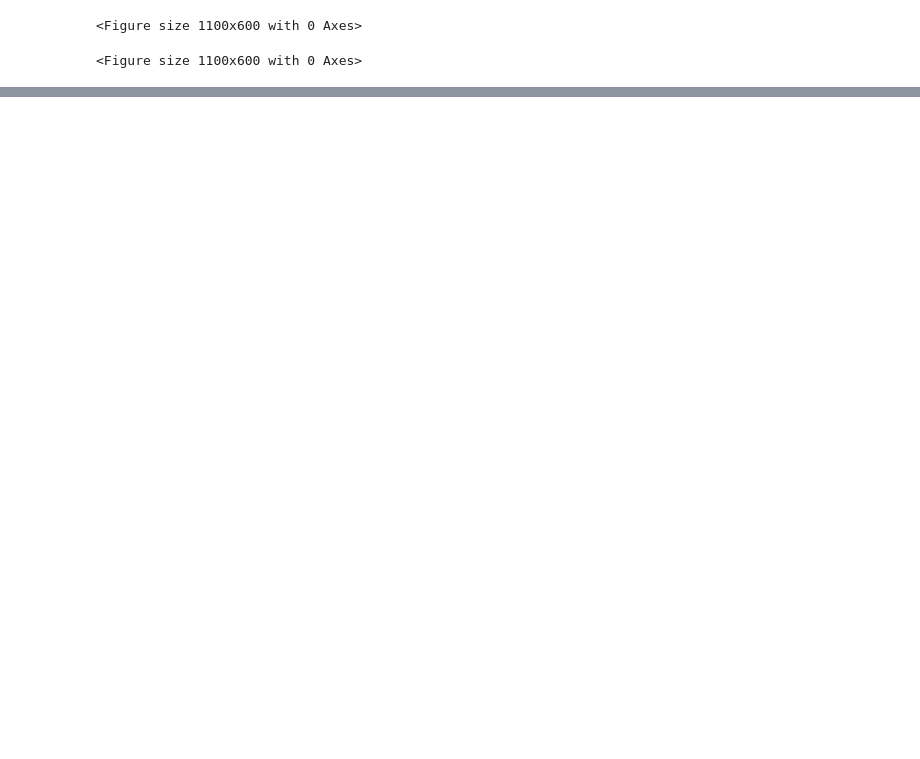
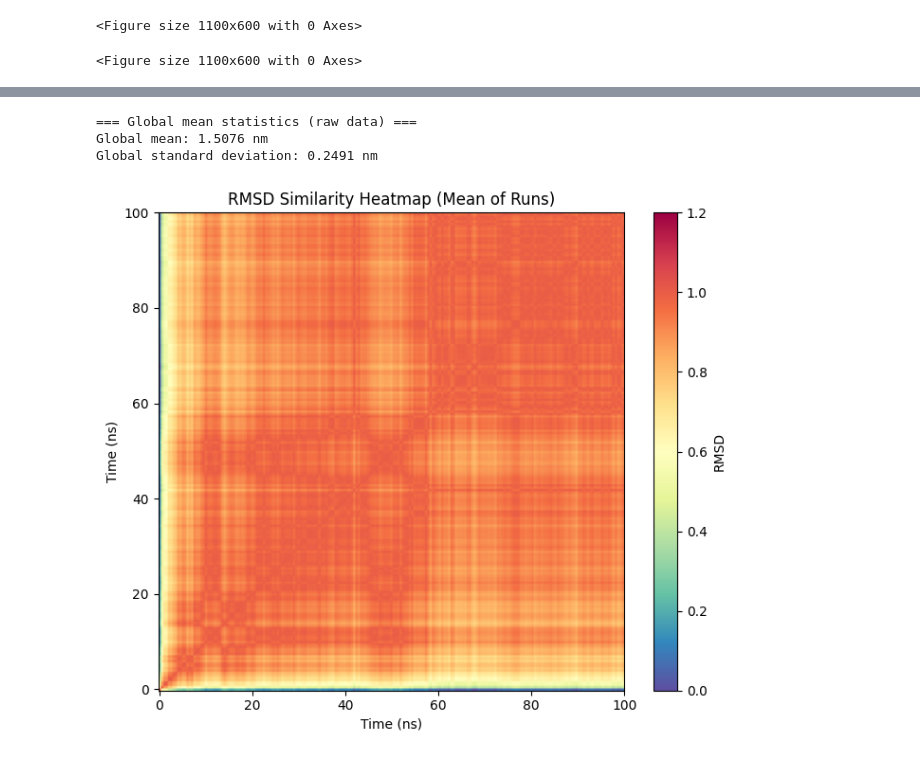
Before and after one commit to DrFrank25/Syndecan_4-Ag73, a Jupyter notebook: RMSD_Complex.ipynb, the cells around one changed output, grey strips where cells are left out. Drawn from its saved outputs; the diff is of its cells as text; code cells hidden in the pictures; blank space fills up the shorter version.

```diff
--- a/RMSD_Complex.ipynb
+++ b/RMSD_Complex.ipynb
@@ -46,6 +51,9 @@ plt.figure(figsize=FIGSIZE)
 # %% [output]
 <Figure size 1100x600 with 0 Axes>
 <Figure size 1100x600 with 0 Axes>
+# %%
+# Store interpolated runs for later statistics
+all_interp = []
 # %%
 # Loop over uploaded files
 for i, (name, content) in enumerate(uploaded.items()):
@@ -71,6 +79,7 @@ for i, (name, content) in enumerate(uploaded.items()):
     # Replace variables for the rest of the code
     time = common_time
     rmsd = rmsd_interp
+    all_interp.append(rmsd)
 
     # Mask for valid data
     mask_valid = np.isfinite(time) & np.isfinite(rmsd) & (time >= 0) & (rmsd >= 0)
@@ -131,9 +140,9 @@ for i, (name, content) in enumerate(uploaded.items()):
 
     # Tick range
     plt.xlim(-1, 101)  # X-axis limits
-    plt.ylim(0.1, 1.2)  # Y-axis limits
+    plt.ylim(0.1, 3.51)  # Y-axis limits
     plt.xticks(np.arange(0, 101, 25))     # from 0 to 100, step 25
-    plt.yticks(np.arange(0.0, 1.21, 0.2))  # from 0 to 1.2, step 0.2
+    plt.yticks(np.arange(0.0, 3.51, 0.5))  # from 0 to 3.5, step 0.5
 
     # Desired run names
     run_names = ["Run 1", "Run 2", "Run 3"]
@@ -194,3 +216,60 @@ global_std = np.std(all_values)
 print("\n=== Global mean statistics (raw data) ===")
 print(f"Global mean: {global_mean:.4f} nm")
 print(f"Global standard deviation: {global_std:.4f} nm")
+# %% [output]
+=== Global mean statistics (raw data) ===
+Global mean: 1.5076 nm
+Global standard deviation: 0.2491 nm
+# %%
+# ======================
+# Heatmap: RMSD similarity (time × time)
+# ======================
+
+if all_interp:
+    # Align runs to the same length (padding with NaN)
+    max_len = max(len(arr) for arr in all_interp)
+    aligned = np.full((len(all_interp), max_len), np.nan)
+
+    for i, arr in enumerate(all_interp):
+        aligned[i, :len(arr)] = arr
+
+    # Mean across runs
+    rmsd_mean = np.nanmean(aligned, axis=0)
+
+    # Time × time matrix
+    n = len(rmsd_mean)
+    rmsd_matrix = np.zeros((n, n))
+
+    for i in range(n):
+        for j in range(n):
+            rmsd_matrix[i, j] = 1 - abs(rmsd_mean[i] - rmsd_mean[j]) / (
+                np.nanmax(rmsd_mean) - np.nanmin(rmsd_mean)
+            )
+
+    # === Final Heatmap Plot ===
+    plt.figure(figsize=(7, 6))
+    im = plt.imshow(
+        rmsd_matrix,
+        origin="lower",
+        cmap="Spectral_r",   # better alternative to jet
+        aspect="auto",
+        vmin=0, vmax=1.2
+    )
+
+    plt.colorbar(im, label="RMSD")
+    plt.xlabel("Time (ns)")
+    plt.ylabel("Time (ns)")
+    plt.title("RMSD Similarity Heatmap (Mean of Runs)", fontsize=12)
+
+    # Adjust ticks to show 0–100 ns instead of frames
+    xticks = np.linspace(0, n, 6)
+    plt.xticks(xticks, labels=[f"{int(x * (100/n))}" for x in xticks])
+    plt.yticks(xticks, labels=[f"{int(x * (100/n))}" for x in xticks])
+
+    plt.tight_layout()
+    plt.show()
+
+else:
+    print("⚠️ No valid data available to construct the heatmap")
+# %% [output]
+[figure, added]
```
Also changed, not shown: parts of 6 cells of this notebook.
